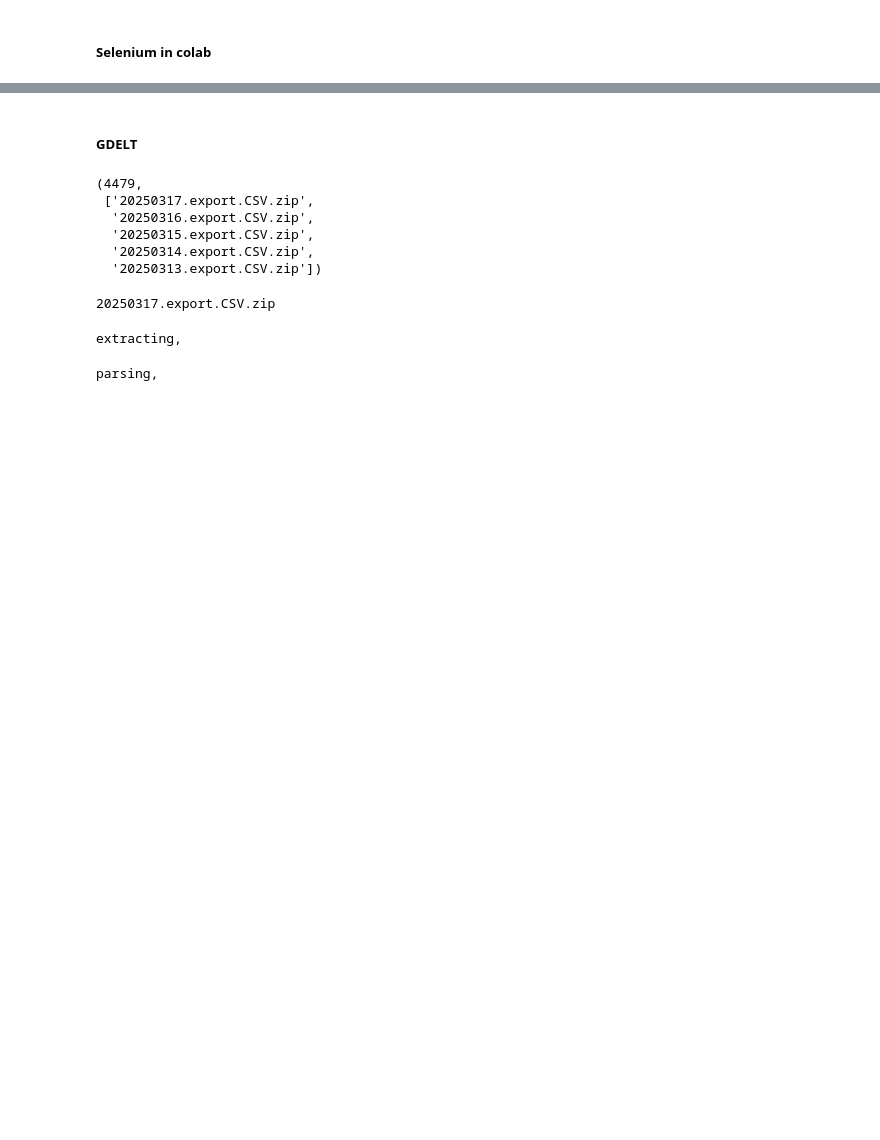
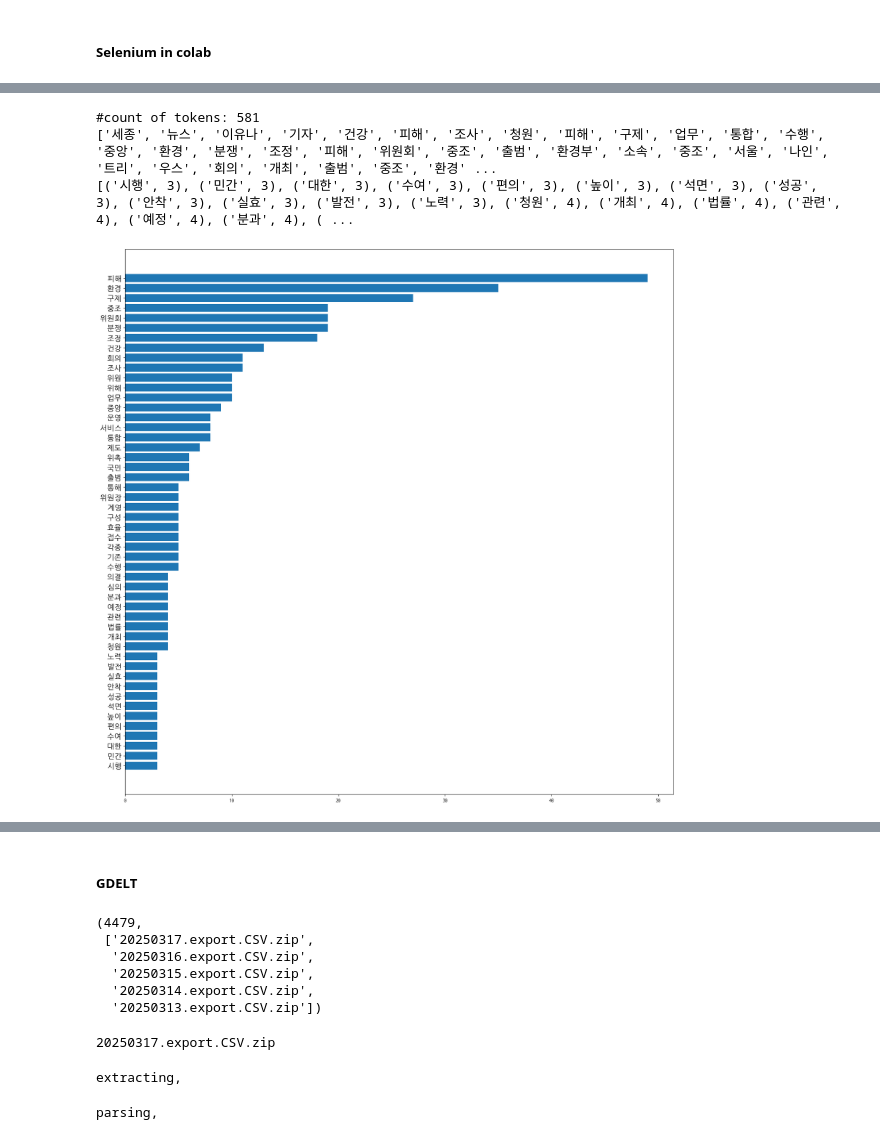
Before and after one commit to ares2012/temp, a Jupyter notebook: crawling.ipynb, the cells around one changed output, grey strips where cells are left out. Saved outputs shown, nothing was run; the diff lists cells and outputs as text; code cells hidden in the pictures; blank space fills up the shorter version.

```diff
--- a/crawling.ipynb
+++ b/crawling.ipynb
@@ -653,0 +1031,27 @@ AttributeError: 'WebDriver' object has no attribute 'find_elements_by_xpath'
+# %%
+tokens_twos = [token for token in tokens_noun if len(token) > 1]
+print('#count of tokens:', len(tokens_twos))
+print(tokens_twos[:100])
+
+twos_cnt = {}
+for word in tokens_twos:
+    twos_cnt[word] = twos_cnt.get(word, 0) + 1
+sorted_twos = sorted(twos_cnt.items(), key=lambda kv: kv[1])
+
+def word_graph(sorted_w, max_words=10):
+
+    print(sorted_w[-max_words:])
+    n, w = zip(*sorted_w[-max_words:])
+
+    plt.subplots(figsize=(20,20))
+    plt.yticks(fontsize = 15)
+    plt.barh(range(len(n)),w,tick_label=n)
+    #plt.savefig('article_bar_length2.png')  # 필요한 경우, 그래프를 이미지 파일로 저장한다.
+    plt.show()
+
+word_graph(sorted_twos, max_words=50)
+# %% [output]
+#count of tokens: 581
+['세종', '뉴스', '이유나', '기자', '건강', '피해', '조사', '청원', '피해', '구제', '업무', '통합', '수행', '중앙', '환경', '분쟁', '조정', '피해', '위원회', '중조', '출범', '환경부', '소속', '중조', '서울', '나인', '트리', '우스', '회의', '개최', '출범', '중조', '환경' ...
+[('시행', 3), ('민간', 3), ('대한', 3), ('수여', 3), ('편의', 3), ('높이', 3), ('석면', 3), ('성공', 3), ('안착', 3), ('실효', 3), ('발전', 3), ('노력', 3), ('청원', 4), ('개최', 4), ('법률', 4), ('관련', 4), ('예정', 4), ('분과', 4), ( ...
+[figure, added]
```
Also changed, not shown: parts of 115 cells of this notebook, 1 other file.
